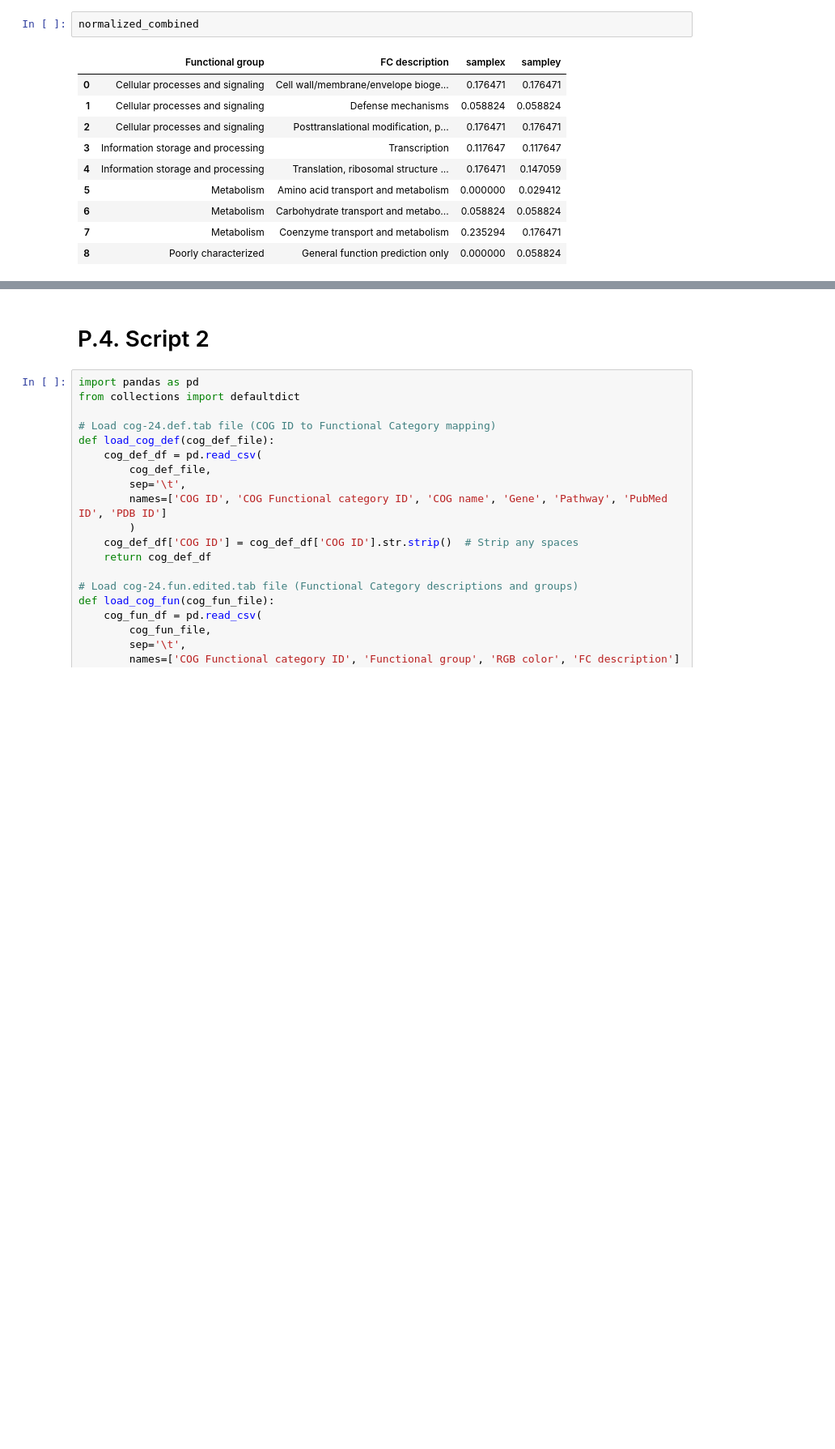
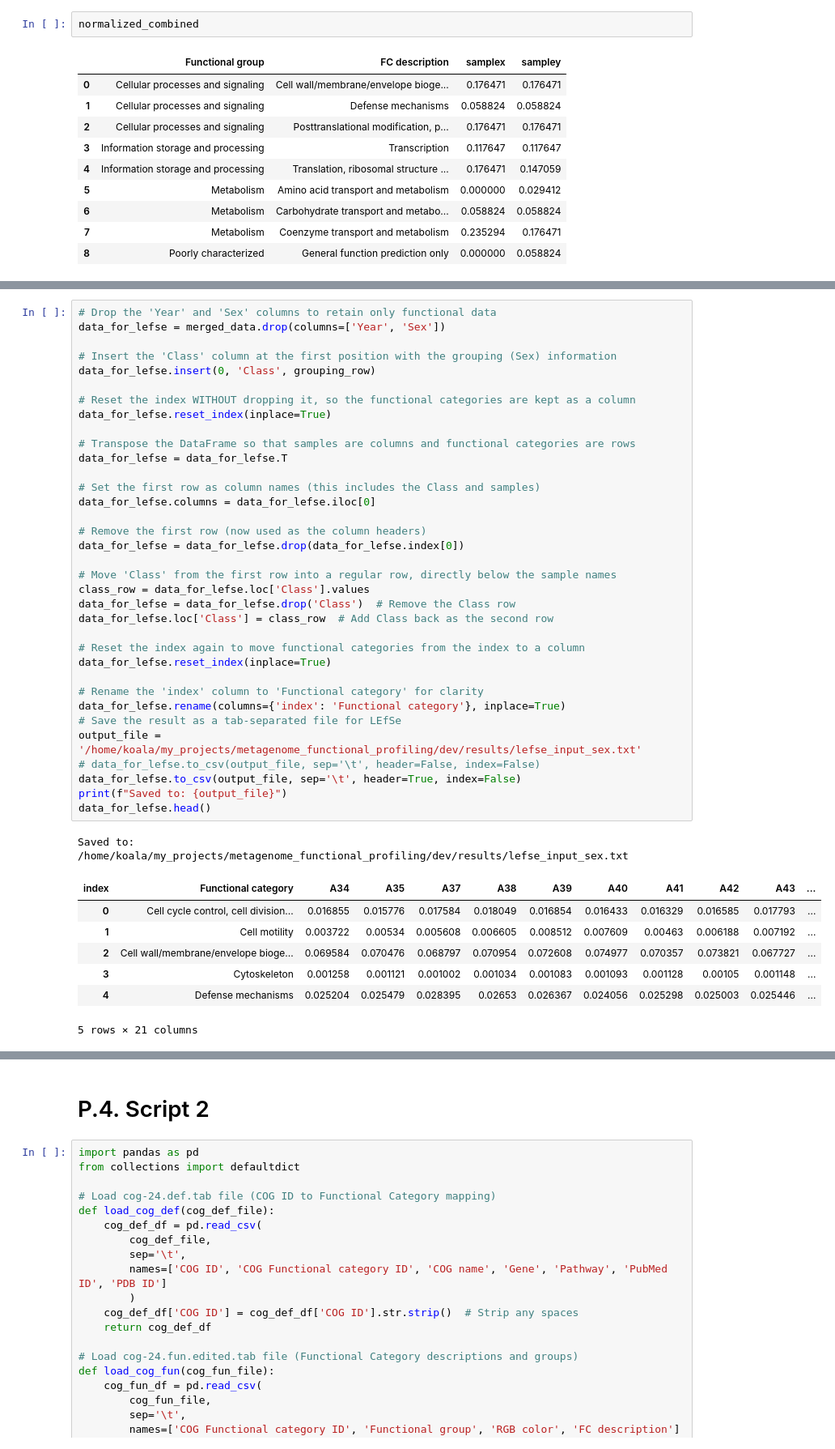
Before and after one commit to limrp/GeneVariantFastAPI, a Jupyter notebook: metagenome_metabolic_profiling/dev/script/met_prof_1.ipynb, the cells around one changed output, grey strips where cells are left out. Shown at 81% size. Saved outputs shown, nothing was run; the diff lists cells and outputs as text; blank space fills up the shorter version.

```diff
--- a/metagenome_metabolic_profiling/dev/script/met_prof_1.ipynb
+++ b/metagenome_metabolic_profiling/dev/script/met_prof_1.ipynb
@@ -807,0 +960,44 @@ normalized_combined
+# %%
+# Drop the 'Year' and 'Sex' columns to retain only functional data
+data_for_lefse = merged_data.drop(columns=['Year', 'Sex'])
+
+# Insert the 'Class' column at the first position with the grouping (Sex) information
+data_for_lefse.insert(0, 'Class', grouping_row)
+
+# Reset the index WITHOUT dropping it, so the functional categories are kept as a column
+data_for_lefse.reset_index(inplace=True)
+
+# Transpose the DataFrame so that samples are columns and functional categories are rows
+data_for_lefse = data_for_lefse.T
+
+# Set the first row as column names (this includes the Class and samples)
+data_for_lefse.columns = data_for_lefse.iloc[0]
+
+# Remove the first row (now used as the column headers)
+data_for_lefse = data_for_lefse.drop(data_for_lefse.index[0])
+
+# Move 'Class' from the first row into a regular row, directly below the sample names
+class_row = data_for_lefse.loc['Class'].values
+data_for_lefse = data_for_lefse.drop('Class')  # Remove the Class row
+data_for_lefse.loc['Class'] = class_row  # Add Class back as the second row
+
+# Reset the index again to move functional categories from the index to a column
+data_for_lefse.reset_index(inplace=True)
+
+# Rename the 'index' column to 'Functional category' for clarity
+data_for_lefse.rename(columns={'index': 'Functional category'}, inplace=True)
+# Save the result as a tab-separated file for LEfSe
+output_file = '/home/koala/my_projects/metagenome_functional_profiling/dev/results/lefse_input_sex.txt'
+# data_for_lefse.to_csv(output_file, sep='\t', header=False, index=False)
+data_for_lefse.to_csv(output_file, sep='\t', header=True, index=False)
+print(f"Saved to: {output_file}")
+data_for_lefse.head()
+# %% [output]
+Saved to: /home/koala/my_projects/metagenome_functional_profiling/dev/results/lefse_input_sex.txt
+| index | Functional category | A34 | A35 | A37 | A38 | A39 | A40 | A41 | A42 | A43 | ... |
+| 0 | Cell cycle control, cell division... | 0.016855 | 0.015776 | 0.017584 | 0.018049 | 0.016854 | 0.016433 | 0.016329 | 0.016585 | 0.017793 | ... |
+| 1 | Cell motility | 0.003722 | 0.00534 | 0.005608 | 0.006605 | 0.008512 | 0.007609 | 0.00463 | 0.006188 | 0.007192 | ... |
+| 2 | Cell wall/membrane/envelope bioge... | 0.069584 | 0.070476 | 0.068797 | 0.070954 | 0.072608 | 0.074977 | 0.070357 | 0.073821 | 0.067727 | ... |
+| 3 | Cytoskeleton | 0.001258 | 0.001121 | 0.001002 | 0.001034 | 0.001083 | 0.001093 | 0.001128 | 0.00105 | 0.001148 | ... |
+| 4 | Defense mechanisms | 0.025204 | 0.025479 | 0.028395 | 0.02653 | 0.026367 | 0.024056 | 0.025298 | 0.025003 | 0.025446 | ... |
+5 rows × 21 columns
```
Also changed, not shown: parts of 12 cells of this notebook.
